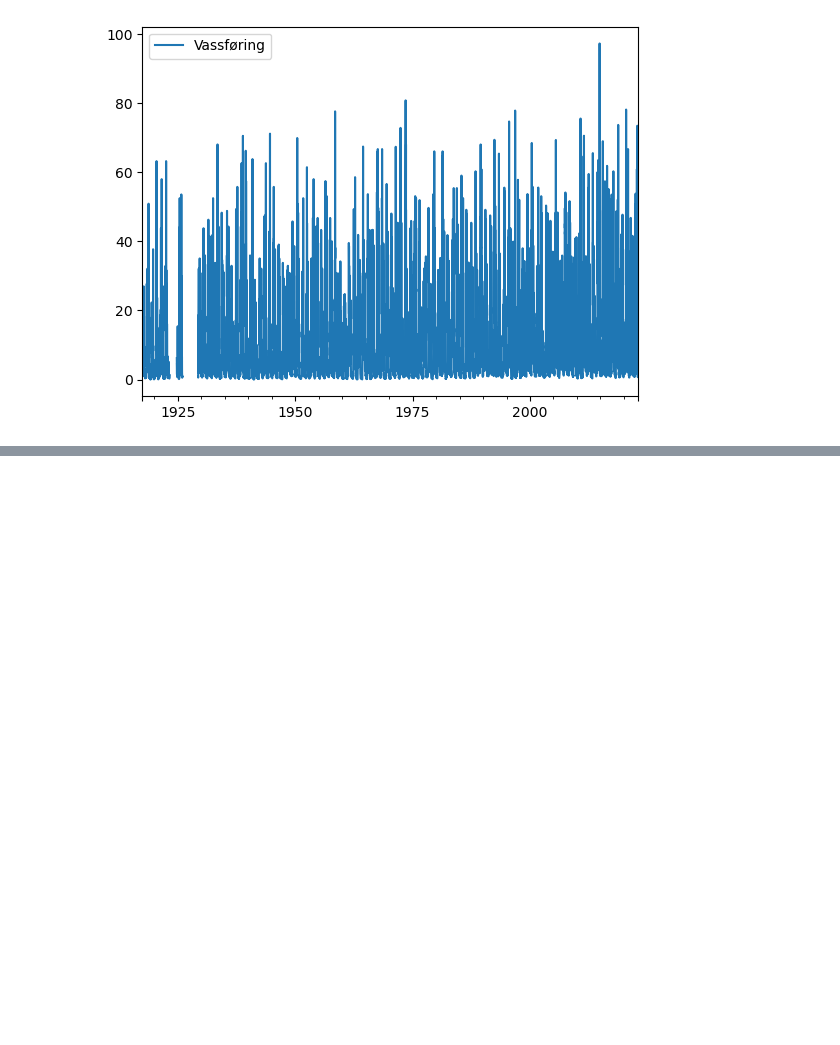
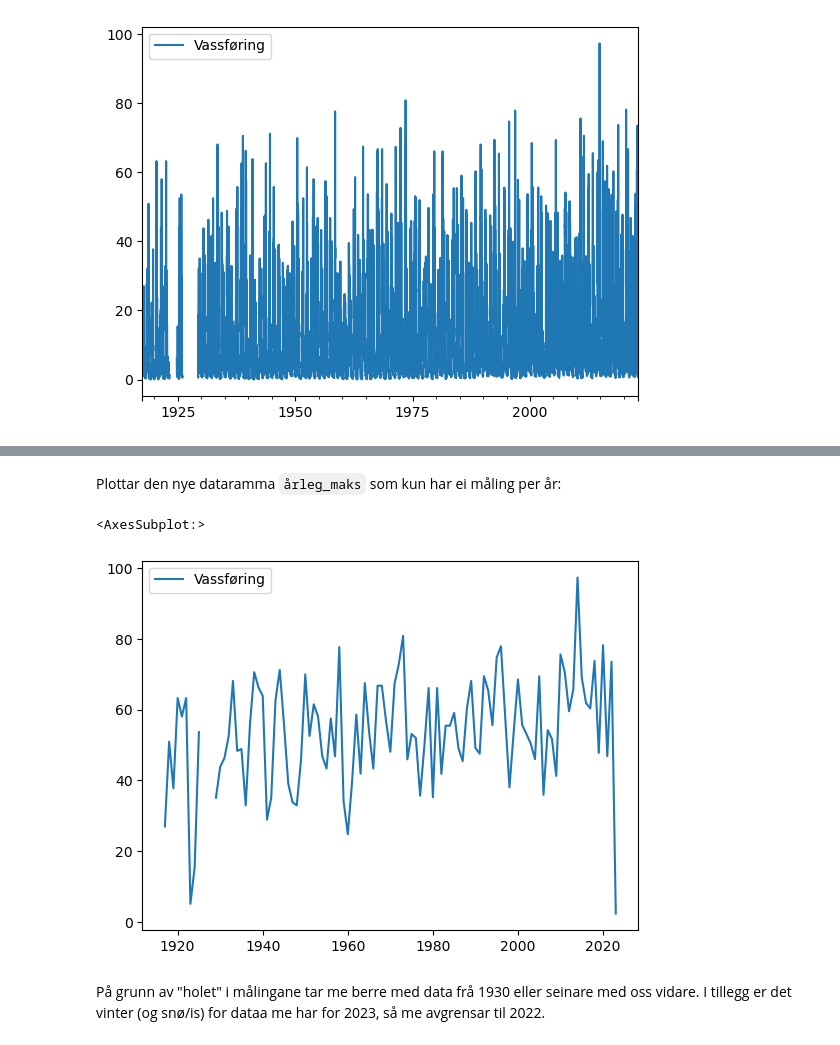
Before and after one commit to lektorodd/lektorodd.github.io, a Jupyter notebook: posts/hydrologimodellering/index.ipynb, the cells around one changed output, grey strips where cells are left out. Drawn from its saved outputs; the diff is of its cells as text; code cells hidden in the pictures; blank space fills up the shorter version.

```diff
--- a/posts/hydrologimodellering/index.ipynb
+++ b/posts/hydrologimodellering/index.ipynb
@@ -90,0 +91,3 @@ For å rekna ut dette må me altså først finna den maksimale vassføringa per
+# %%
+årleg_maks = df.groupby(by=[df.index.year]).max()
+årleg_maks.head()
@@ -90,0 +101,9 @@ For å rekna ut dette må me altså først finna den maksimale vassføringa per
+# %% [markdown]
+Plottar den nye dataramma `årleg_maks` som kun har ei måling per år:
+# %%
+årleg_maks.plot()
+# %% [output]
+<AxesSubplot:>
+[figure, added]
+# %% [markdown]
+På grunn av "holet" i målingane tar me berre med data frå 1930 eller seinare med oss vidare. I tillegg er det vinter (og snø/is) for dataa me har for 2023, så me avgrensar til 2022.
```
Also changed, not shown: parts of 16 cells of this notebook.
